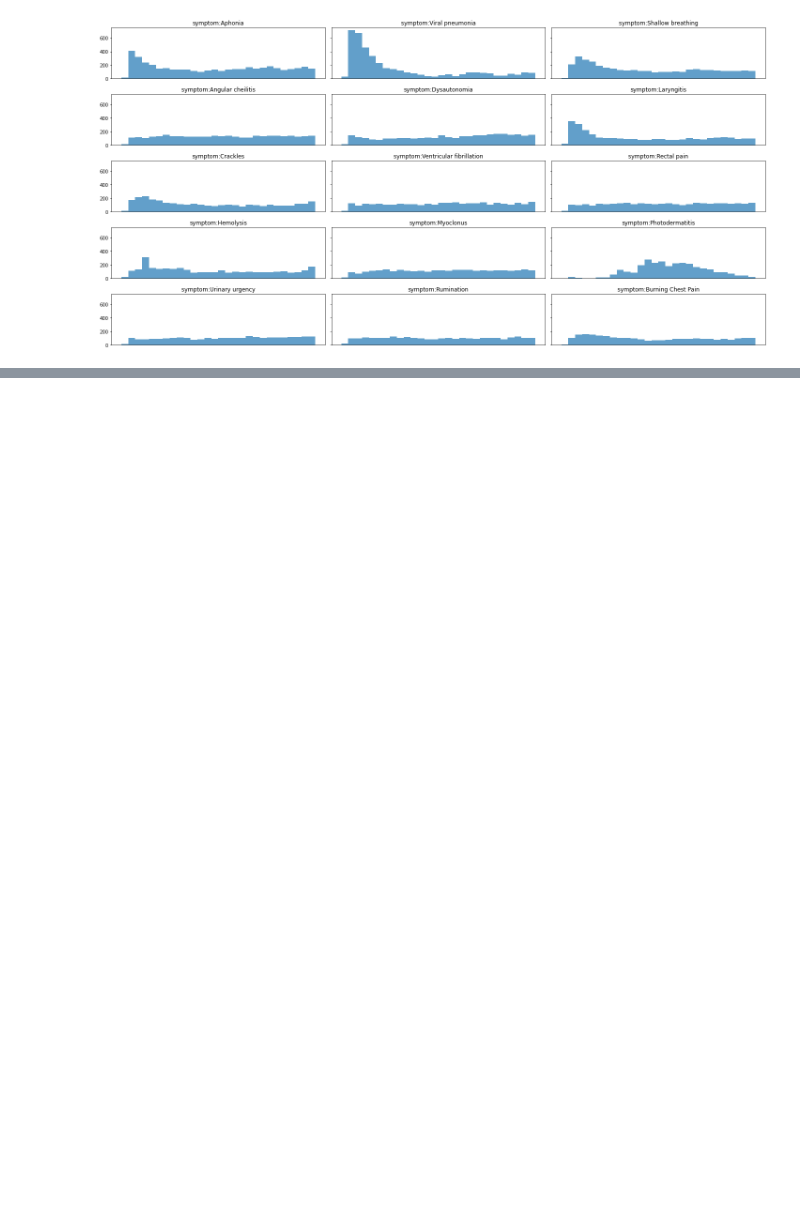
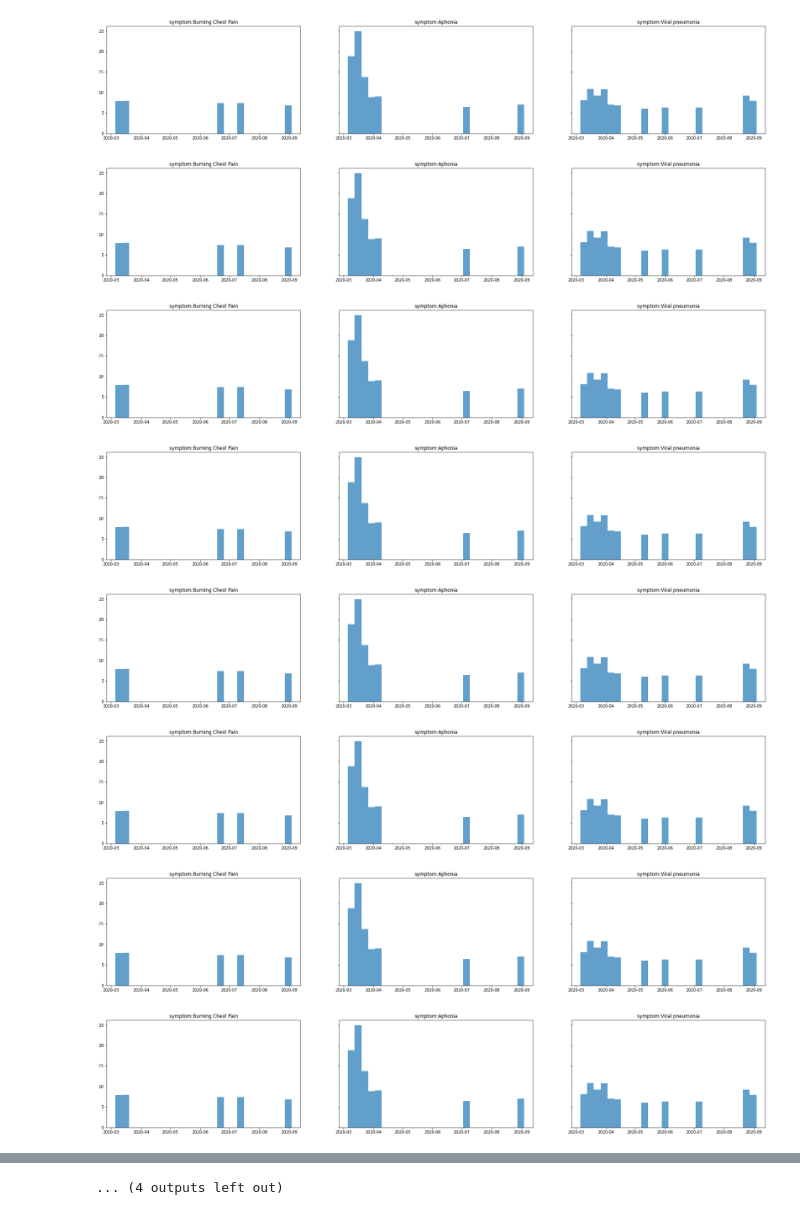
Before and after one commit to JumjieYang/COVID19-ML, a Jupyter notebook: visualize.ipynb, the cells around one changed output, grey strips where cells are left out. Saved outputs shown, nothing was run; the diff lists cells and outputs as text; code cells hidden in the pictures; blank space fills up the shorter version.

Commit message:
visualize

```diff
--- a/visualize.ipynb
+++ b/visualize.ipynb
@@ -1,31 +1,41 @@
 # %%
-
 import pandas as pd
 import numpy as np
 %matplotlib inline
 import matplotlib.pyplot as plt
 
 df = pd.read_csv('result.csv')
 df.iloc[:, 3:] = df.iloc[:, 3:].apply(pd.to_numeric)
 df['date'] = pd.to_datetime(df['date'], format='%Y-%m-%d')
 symptoms = pd.DataFrame(df[df.columns[3:-1]].sum(axis=0), columns=['sum']).\
     sort_values(by=['sum'], ascending=False).head(15).index.values
+regions = df.region_name.unique()
+for region in regions:
+    fig, ax = plt.subplots(1,3, sharey=True, figsize=(30,5))
+    for i in range(0,3):
+        data = df.loc[df['region_name'] == 'Alaska'][np.append(symptoms, 'date')]
+        ax[i].bar(data.date, data.iloc[:, i], alpha=0.7, width=7)
+        ax[i].set_title(symptoms[i-1])
+    plt.show()
 
-result = df.groupby('date').sum()[symptoms].reset_index()
-# print(result.reset_index)
-
-str = 'symptom:Aphonia'
-fig, ax = plt.subplots(5,3, sharey=True, figsize=(20, 10))
-count = 1
-for i in range(0,5):
-    for j in range(0,3):
-        ax[i,j].bar(result.date, result.iloc[:, count], alpha=0.7, width=7)
-        ax[i,j].set_title(symptoms[count-1])
-        count+=1
-
-for ax in fig.get_axes():
-    ax.set_xticks([])
-plt.tight_layout()
-plt.show()
+# fig, ax = plt.subplots(5,3, sharey=True, figsize=(20, 10))
+# count = 1
+# for i in range(0,5):
+#     for j in range(0,3):
+#         ax[i,j].bar(result.date, result.iloc[:, count], alpha=0.7, width=7)
+#         ax[i,j].set_title(symptoms[count-1])
+#         count+=1
+#
+# for ax in fig.get_axes():
+#     ax.set_xticks([])
+# plt.tight_layout()
+# plt.show()
 # %% [output]
-[figure, old version]
+[figure, new version]
+[figure, added]
+[figure, added]
+[figure, added]
+[figure, added]
+[figure, added]
+[figure, added]
+[figure, added]
@@ -31,0 +46 @@ plt.show()
+... (4 outputs left out)
```
Also changed, not shown: parts of 2 cells of this notebook.
